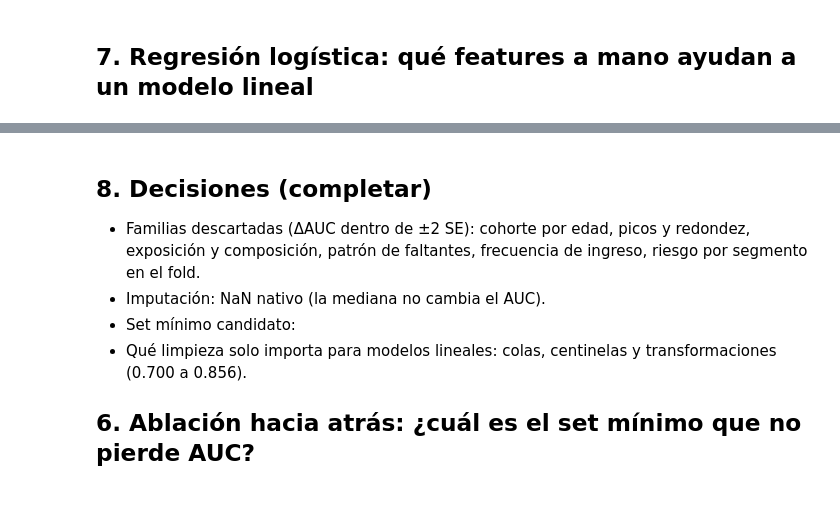
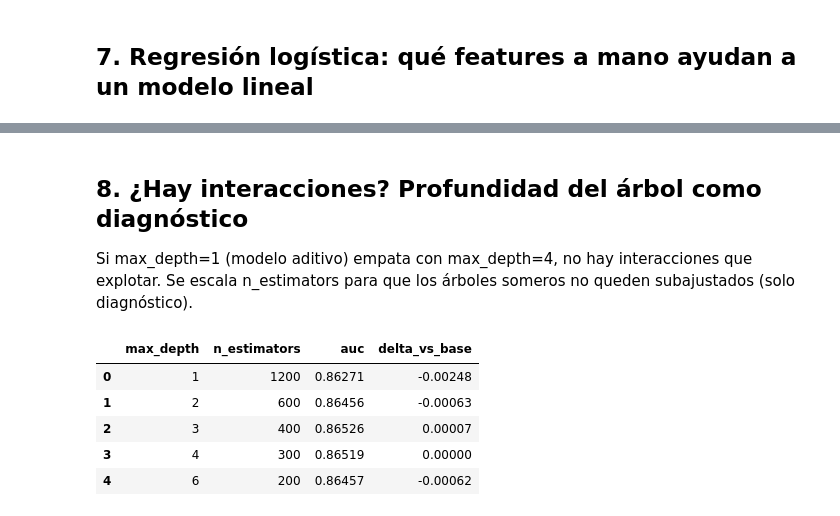
Before and after one commit to gustavopardoitam/ml-competencia-crediticia, a Jupyter notebook: notebooks/03_exploracion_manual.ipynb, the cells around one changed output, grey strips where cells are left out. Drawn from its saved outputs; the diff is of its cells as text; code cells hidden in the pictures.

```diff
--- a/notebooks/03_exploracion_manual.ipynb
+++ b/notebooks/03_exploracion_manual.ipynb
@@ -256,27 +277,19 @@ lin2.round(5)
 # %% [markdown]
-## 8. Decisiones (completar)
-- Familias descartadas (ΔAUC dentro de ±2 SE): cohorte por edad, picos y redondez, exposición y composición,
-  patrón de faltantes, frecuencia de ingreso, riesgo por segmento en el fold.
-- Imputación: NaN nativo (la mediana no cambia el AUC).
-- Set mínimo candidato:
-- Qué limpieza solo importa para modelos lineales: colas, centinelas y transformaciones (0.700 a 0.856).
-## 6. Ablación hacia atrás: ¿cuál es el set mínimo que no pierde AUC?
+## 8. ¿Hay interacciones? Profundidad del árbol como diagnóstico
+Si max_depth=1 (modelo aditivo) empata con max_depth=4, no hay interacciones que explotar.
+Se escala n_estimators para que los árboles someros no queden subajustados (solo diagnóstico).
 # %%
-from features.features import clean  # noqa: E402
-
-clean_df = clean(train.drop(columns=[TARGET, ID]))
-GROUPS = {
-    "agregados de atrasos": ["total_late", "max_late", "any_late", "late_severity"],
-    "derivados de ingreso y deuda": ["log_income", "debt_ratio_valid", "debt_amount",
-                                     "log_debt_amount", "income_per_dep"],
-    "utilización derivada": ["util_clip", "util_gt1"],
-    "interacciones y estructura": ["non_re_lines", "age_x_util", "late_x_util"],
-}
-compare("solo crudas (sin limpieza)", train[RAW])
-compare("crudas limpias + banderas", clean_df)
-compare("mínimo: limpias + total_late + any_late",
-        pd.concat([clean_df, X_fe[["total_late", "any_late"]]], axis=1))
-for g, cols in GROUPS.items():
-    out = compare(f"base sin {g}", X_fe.drop(columns=cols))
-out
+N_EST = {1: 1200, 2: 600, 3: 400, 4: 300, 6: 200}
+rows = []
+for depth, n in N_EST.items():
+    a = fold_aucs(X_fe, lambda d=depth, n=n: xgb.XGBClassifier(**{**XGB, "max_depth": d, "n_estimators": n}))
+    rows.append((depth, n, a.mean(), (a - BASE).mean()))
+pd.DataFrame(rows, columns=["max_depth", "n_estimators", "auc", "delta_vs_base"]).round(5)
+# %% [output]
+|  | max_depth | n_estimators | auc | delta_vs_base |
+| 0 | 1 | 1200 | 0.86271 | -0.00248 |
+| 1 | 2 | 600 | 0.86456 | -0.00063 |
+| 2 | 3 | 400 | 0.86526 | 0.00007 |
+| 3 | 4 | 300 | 0.86519 | 0.00000 |
+| 4 | 6 | 200 | 0.86457 | -0.00062 |
 # %% [markdown]
```
Also changed, not shown: parts of 10 cells of this notebook, 3 other files.
